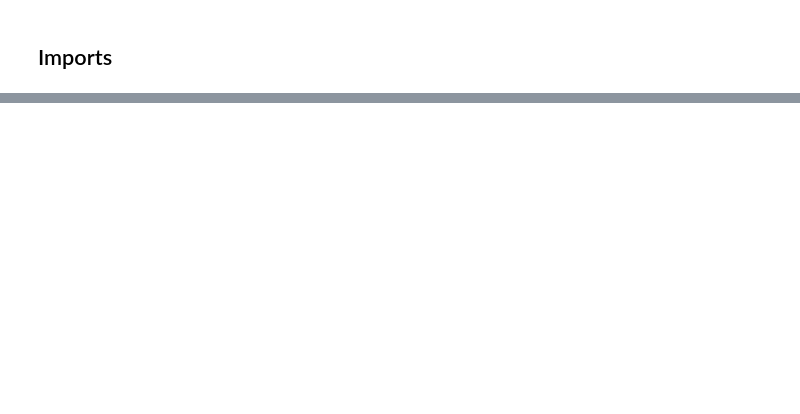
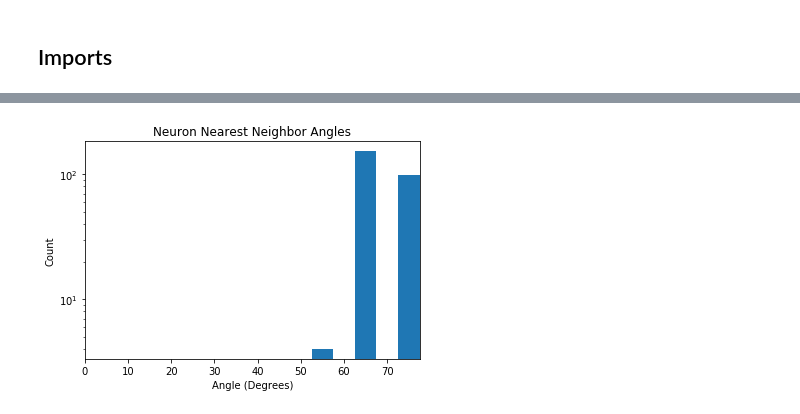
Before and after one commit to dpaiton/DeepSparseCoding, a Jupyter notebook: vis_lca.ipynb, the cells around one changed output, grey strips where cells are left out. Cells and saved outputs as stored; diff of their text form; code cells hidden in the pictures; blank space fills up the shorter version.

```diff
--- a/vis_lca.ipynb
+++ b/vis_lca.ipynb
@@ -53,0 +84,15 @@ co_test_mean_responses = analyzer.co_grating_responses["test_mean_responses"]
+# %%
+activities = noise_evals
+images = noise_images
+num_batch, num_neurons = activities.shape
+images -= np.mean(images)
+atas = analyzer.compute_atas(activities, images)
+atcs = [None,]*num_neurons
+#for neuron_id in range(num_neurons):
+neuron_id = 0
+ata = atas[:, neuron_id] # pixels x 1
+img_deviations = images - ata[None, :] # batch x pixels
+img_vects = [img[None,:] for img in img_deviations]
+covs = [img_vect.T.dot(img_vect) for img_vect in img_vects] # pixels x pixels x batch
+covs_acts = zip(covs, activities[:, neuron_id]) # (PxPxB, b)
+#atcs[neuron_id] = np.sum([cov*act for cov,act in covs_acts]) / num_batch
@@ -53,0 +142,14 @@ co_test_mean_responses = analyzer.co_grating_responses["test_mean_responses"]
+# %%
+nn_angles = np.zeros(analyzer.bf_stats["num_outputs"])
+for neuron_id in range(analyzer.bf_stats["num_outputs"]):
+  neighbors = neuron_angles[neuron_id,:] * (180/np.pi)
+  nn_angles[neuron_id] = np.min(np.delete(neighbors, neuron_id))
+fig, ax = plt.subplots(1)
+ax.hist(nn_angles.flatten(), rwidth=0.5, bins=np.linspace(0,90,10), log=True)
+ax.set_xlim([0, np.max(nn_angles)])
+ax.set_title("Neuron Nearest Neighbor Angles")
+ax.set_xlabel("Angle (Degrees)")
+ax.set_ylabel("Count")
+plt.show()
+# %% [output]
+[figure, added]
```
Also changed, not shown: parts of 37 cells of this notebook, 32 other files.
